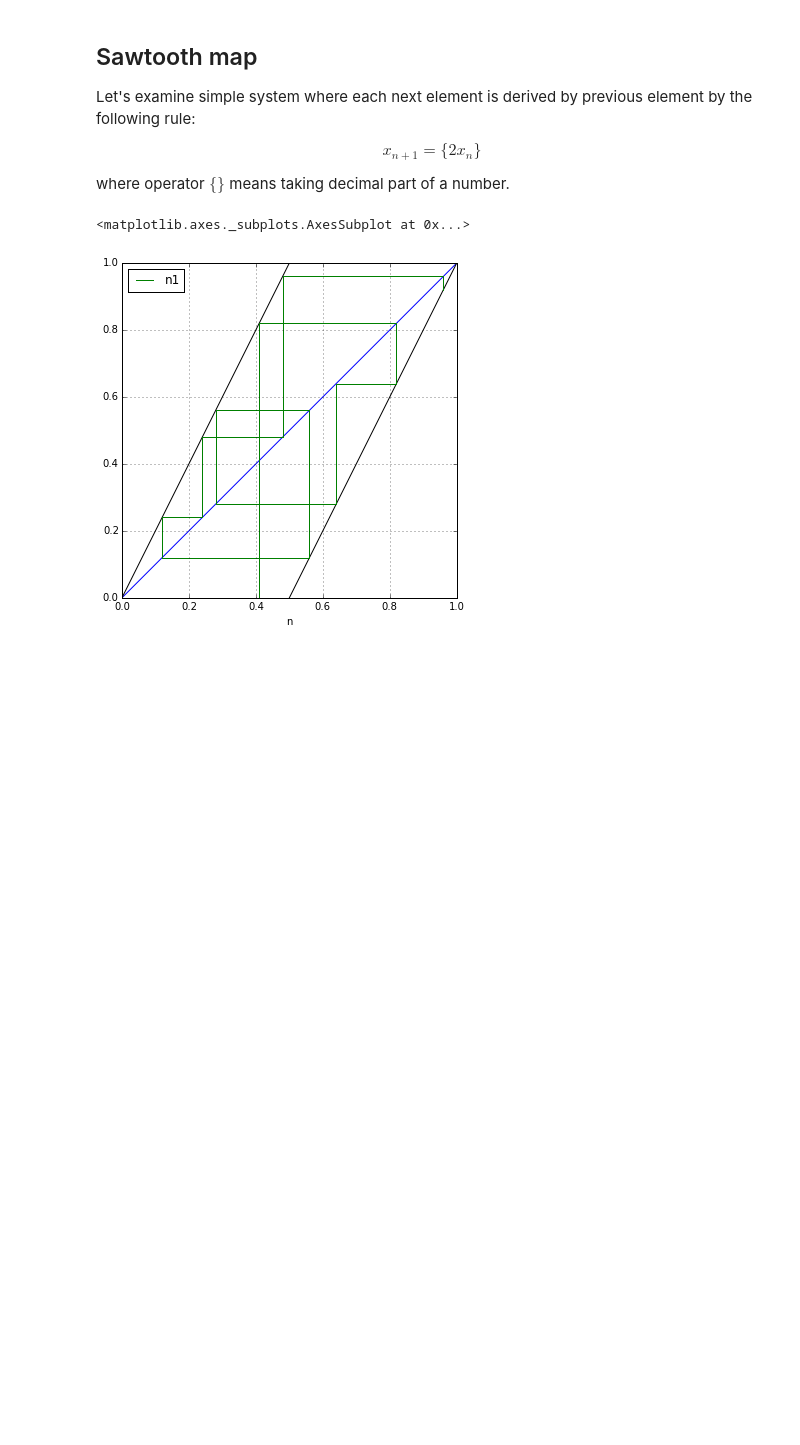
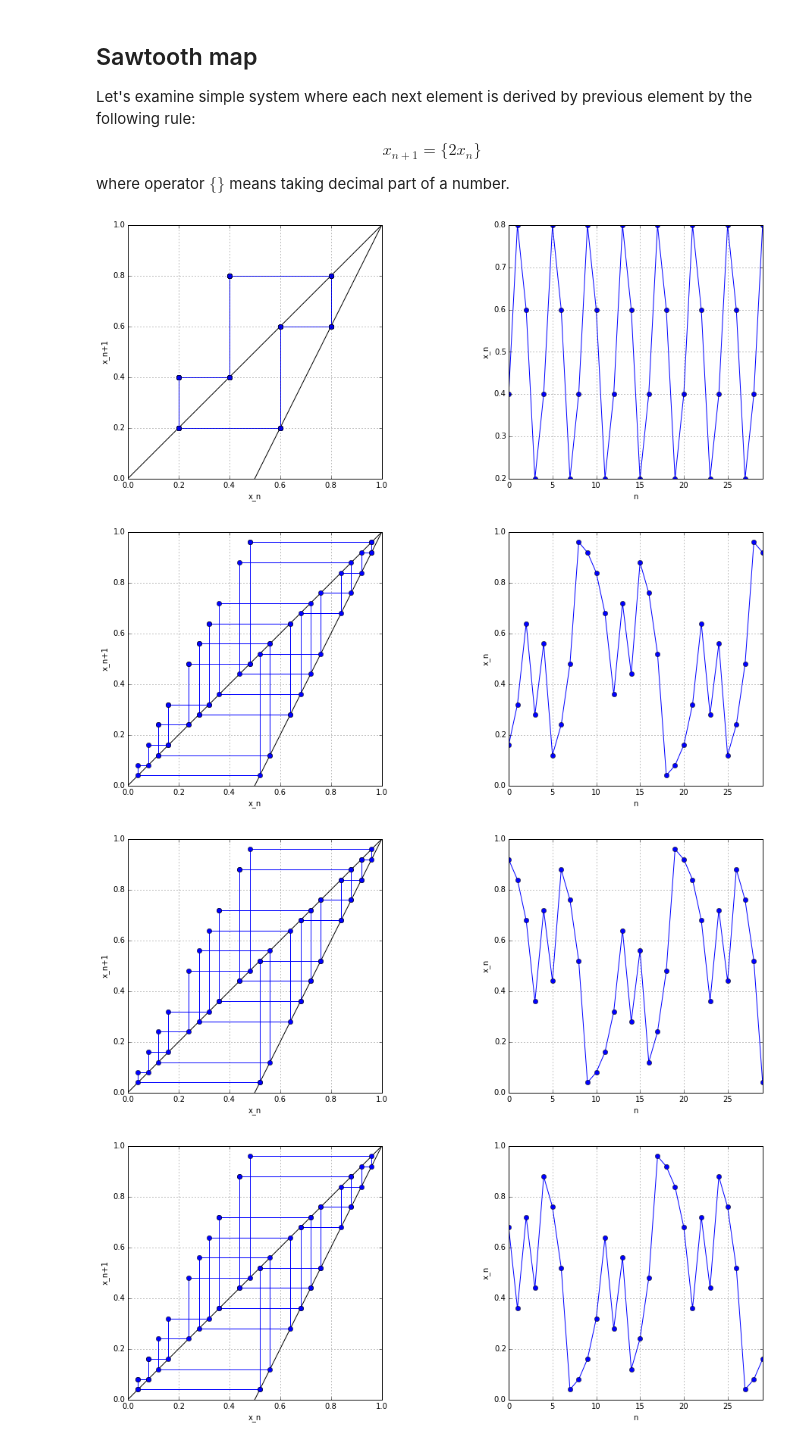
Before and after one commit to schmooser/physics, a Jupyter notebook: Dynamical chaos.ipynb, the cells around one changed output. Drawn from its saved outputs; the diff is of its cells as text; code cells hidden in the pictures; blank space fills up the shorter version.

```diff
--- a/Dynamical chaos.ipynb
+++ b/Dynamical chaos.ipynb
@@ -42,15 +70,17 @@ def diagram_points(xs):
     """
         diagram_points takes list of numbers and returns a list
         of tuples where each tuple corresponds to a point
-        on iterative diagram for the numbers.
+        on iterative diagram.
     """
-    result = [(xs[0], 0)]
+    #result = [(xs[0], 0)]
+    result = []
     for x, y in zip(xs, xs[1:]):
         result.append((x,x))
         result.append((x,y))
     return result
 
-assert diagram_points([1,2,3]) == [(1,0), (1,1), (1,2), (2,2), (2,3)]
+#assert diagram_points([1,2,3]) == [(1,0), (1,1), (1,2), (2,2), (2,3)]
+assert diagram_points([1,2,3]) == [(1,1), (1,2), (2,2), (2,3)]
 # %%
 def linspace(start=1.0, stop=10.0, step=1.0):
     """
@@ -64,6 +94,25 @@ assert linspace() == [1,2,3,4,5,6,7,8,9,10]
 # %%
 # boundary is a function which returns boundary curve for given function
 boundary = lambda f, limits: pd.DataFrame([(x, f(x)) for x in linspace(limits[0], limits[1], 0.001)])
+# %%
+# let's draw cobweb plot diagram x_{n+1} over x_n of sawtooth map
+# along with evolution of x_n over n
+
+def cobweb_plot(xs, limits=[0,1], title='Plot', *dfs):
+    fig, axes = plt.subplots(1, 2, figsize=(15, 6));
+    plt.subplots_adjust(wspace=0.5, hspace=0.5);
+
+    pd.DataFrame(zip(limits,limits)).plot(x=0, y=1, ax=axes[0], xlim=limits, ylim=limits, legend=False, color='k')
+    for df in dfs:
+        df.plot(x=0, y=1, ax=axes[0], legend=False, color='k')
+
+    pd.DataFrame(diagram_points(xs), columns=('n', 'n1')).plot(x='n', y='n1', style='o-', ax=axes[0], legend=False)
+    pd.DataFrame(xs).plot(style='o-', ax=axes[1], legend=False)
+
+    axes[0].set_xlabel('x_n')
+    axes[0].set_ylabel('x_n+1')
+    axes[1].set_xlabel('n')
+    axes[1].set_ylabel('x_n')
 # %% [markdown]
 ## Sawtooth map
 
@@ -83,14 +131,10 @@ xs = list(iterator(sawtooth, x0=0.41, skip=0, iters=10))
-# %%
-# let's plot x_{n+1} over x_n of sawtooth map in iterative diagram
-
-df = pd.DataFrame(diagram_points(xs), columns=('n', 'n1'))
-limits = [0,1]
-
-ax = pd.DataFrame(zip(limits,limits)).plot(x=0, y=1, xlim=limits, ylim=limits, legend=False, figsize=(6, 6))
-ax = pd.DataFrame([(0,0),(0.5,1)]).plot(x=0, y=1, ax=ax, legend=False, color='k')
-ax = pd.DataFrame([(0.5,0),(1,1)]).plot(x=0, y=1, ax=ax, legend=False, color='k')
-df.plot(x='n', y="n1", style='-', ax=ax)
-# %% [output]
-<matplotlib.axes._subplots.AxesSubplot at 0x...>
-[figure, removed]
+# %%
+sawtooth_borders = [pd.DataFrame([(0,0),(0.5,1)]), pd.DataFrame([(0.5,0),(1,1)])]
+for x0 in [0.4, 0.41, 0.42, 0.43]:
+    cobweb_plot(take(iterator(sawtooth, x0=x0), n=30, skip=500), [0,1], *sawtooth_borders)
+# %% [output]
+[figure, added]
+[figure, added]
+[figure, added]
+[figure, added]
 # %% [markdown]
```
Also changed, not shown: parts of 10 cells of this notebook.
